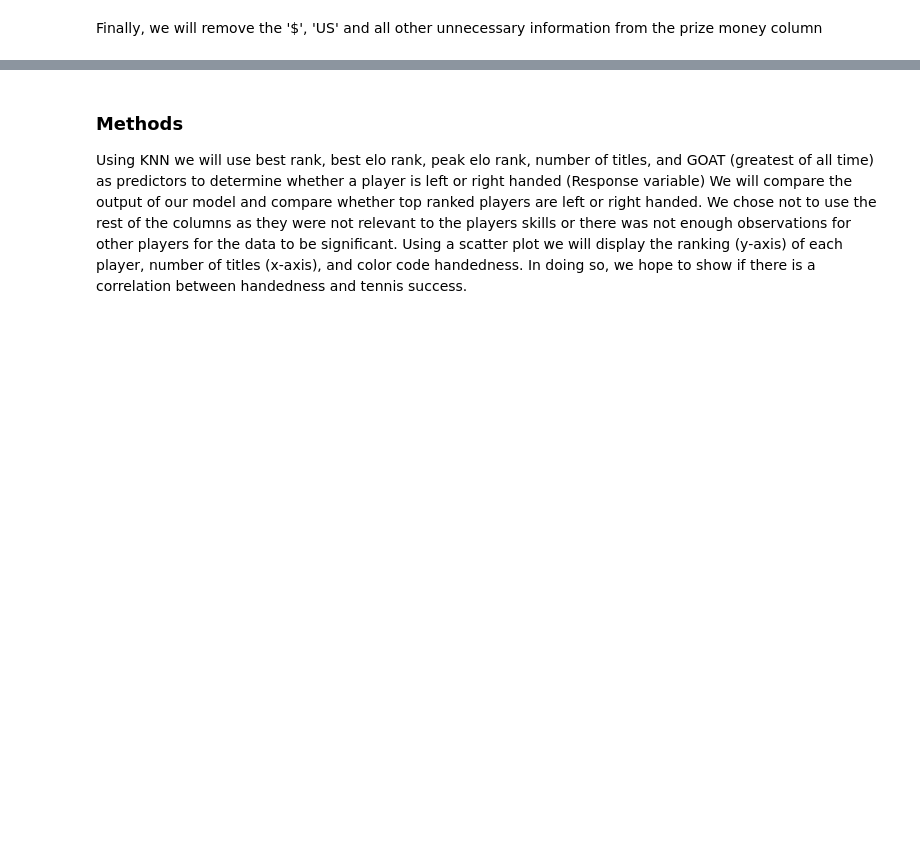
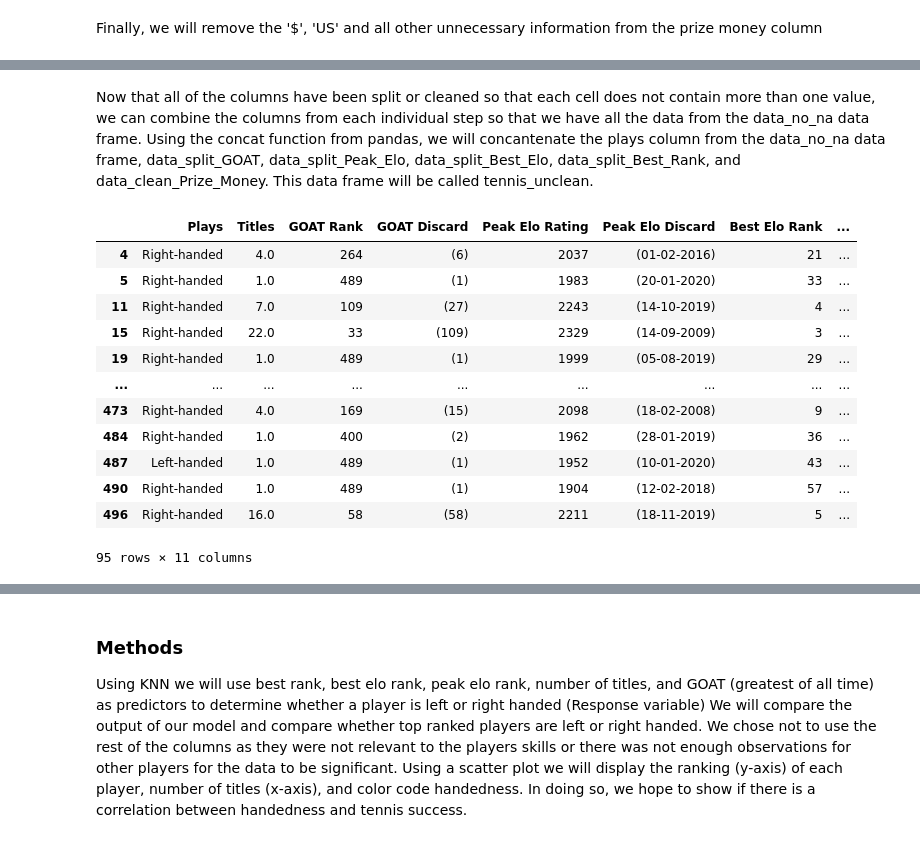
Before and after one commit to Rehnoor/Tennis_Handedness, a Jupyter notebook: Documents/project_proposal.ipynb, the cells around one changed output, grey strips where cells are left out. Saved outputs shown, nothing was run; the diff lists cells and outputs as text; code cells hidden in the pictures; blank space fills up the shorter version.

Commit message:
Project Changes
final clean data

```diff
--- a/Documents/project_proposal.ipynb
+++ b/Documents/project_proposal.ipynb
@@ -194,5 +194,7 @@ data_clean_Prize_Money= data_no_na['Prize Money'].str.strip('$US')
 data_clean_Prize_Money= data_clean_Prize_Money.str.strip('all-time leader in earnings')
 data_clean_Prize_Money= data_clean_Prize_Money.str.replace(',','')
 data_clean_Prize_Money= data_clean_Prize_Money.str.extract(r'(\d+)', expand=False)
+data_clean_Prize_Money= pd.DataFrame(data_clean_Prize_Money)
+data_clean_Prize_Money= data_clean_Prize_Money.rename(columns={0:"Prize Money"})
 data_clean_Prize_Money
 # %% [output]
@@ -210,0 +214,23 @@ Name: Prize Money, Length: 95, dtype: object
+# %% [markdown]
+Now that all of the columns have been split or cleaned so that each cell does not contain more than one value, we can combine the columns from each individual step so that we have all the data from the data_no_na data frame. Using the concat function from pandas, we will concantenate the plays column from the data_no_na data frame, data_split_GOAT, data_split_Peak_Elo, data_split_Best_Elo, data_split_Best_Rank, and data_clean_Prize_Money. This data frame will be called tennis_unclean.
+# %%
+tennis_unclean = pd.concat(
+    [data_no_na['Plays'], data_no_na['Titles'], data_split_GOAT, data_split_Peak_Elo, data_split_Best_Elo,
+     data_split_Best_Rank, data_clean_Prize_Money],
+    axis=1,
+)
+tennis_unclean
+# %% [output]
+|  | Plays | Titles | GOAT Rank | GOAT Discard | Peak Elo Rating | Peak Elo Discard | Best Elo Rank | ... |
+| 4 | Right-handed | 4.0 | 264 | (6) | 2037 | (01-02-2016) | 21 | ... |
+| 5 | Right-handed | 1.0 | 489 | (1) | 1983 | (20-01-2020) | 33 | ... |
+| 11 | Right-handed | 7.0 | 109 | (27) | 2243 | (14-10-2019) | 4 | ... |
+| 15 | Right-handed | 22.0 | 33 | (109) | 2329 | (14-09-2009) | 3 | ... |
+| 19 | Right-handed | 1.0 | 489 | (1) | 1999 | (05-08-2019) | 29 | ... |
+| ... | ... | ... | ... | ... | ... | ... | ... | ... |
+| 473 | Right-handed | 4.0 | 169 | (15) | 2098 | (18-02-2008) | 9 | ... |
+| 484 | Right-handed | 1.0 | 400 | (2) | 1962 | (28-01-2019) | 36 | ... |
+| 487 | Left-handed | 1.0 | 489 | (1) | 1952 | (10-01-2020) | 43 | ... |
+| 490 | Right-handed | 1.0 | 489 | (1) | 1904 | (12-02-2018) | 57 | ... |
+| 496 | Right-handed | 16.0 | 58 | (58) | 2211 | (18-11-2019) | 5 | ... |
+95 rows × 11 columns
```
Also changed, not shown: parts of 4 cells of this notebook.
